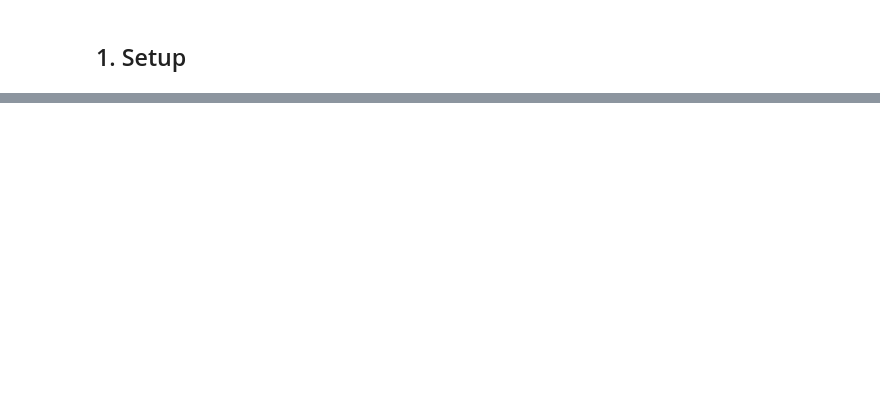
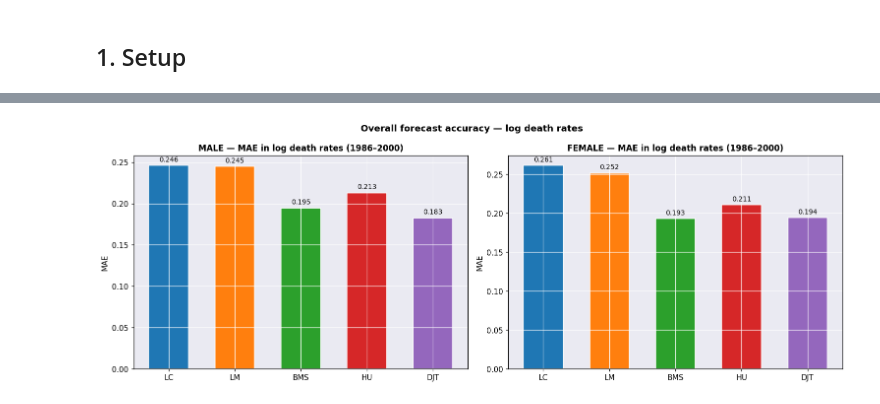
Before and after one commit to IKSHRESTHA/Summer-Project, a Jupyter notebook: review_paper_1.ipynb, the cells around one changed output, grey strips where cells are left out. Drawn from its saved outputs; the diff is of its cells as text; code cells hidden in the pictures; blank space fills up the shorter version.

```diff
--- a/review_paper_1.ipynb
+++ b/review_paper_1.ipynb
@@ -817,0 +193,5 @@ except PermissionError:
+# %%
+def rw_drift_forecast(kt, h):
+    """Random walk with drift: h-step ahead forecast of k_t."""
+    d = np.diff(kt).mean()
+    return kt[-1] + np.arange(1, h+1) * d
@@ -817,0 +634,20 @@ except PermissionError:
+# %%
+print("TABLE 5 — Mean Absolute Error in life expectancy (years)\n")
+
+paper_e0 = {
+    "male":   {"LC":0.89,"LM":1.05,"BMS":0.69,"HU":0.78,"DJT":0.98},
+    "female": {"LC":0.66,"LM":0.43,"BMS":0.38,"HU":0.54,"DJT":0.44},
+}
+
+for sex in SEXES:
+    sub = df_e0[df_e0["Sex"]==sex].groupby(["Country","Method"])["MAE_e0"].mean().unstack()
+    avg = df_e0[df_e0["Sex"]==sex].groupby("Method")["MAE_e0"].mean()
+    print(f"  {sex.upper()}")
+    print(f"  {'Country':20s}", "  ".join(f"{m:>6}" for m in METHODS))
+    for country in [c["name"] for c in COUNTRIES]:
+        if country in sub.index:
+            row = "  ".join(f"{sub.loc[country,m]:>6.2f}" if m in sub.columns else "     ." for m in METHODS)
+            print(f"  {country:20s} {row}")
+    print(f"  {'Average':20s}", "  ".join(f"{avg.get(m,np.nan):>6.2f}" for m in METHODS))
+    print(f"  {'Paper (1986-2000)':20s}", "  ".join(f"{paper_e0[sex][m]:>6.2f}" for m in METHODS))
+    print()
@@ -817,0 +709,21 @@ except PermissionError:
+# %%
+if not df_log.empty:
+    _cmap = plt.get_cmap("tab10")
+    mcolors = {m: _cmap(i) for i, m in enumerate(METHODS)}
+    linestyles = {"LC":"-","LM":"-.","BMS":"--","HU":":","DJT":(0,(3,1,1,1))}
+
+    fig, axes = plt.subplots(1, 2, figsize=(14, 5))
+    for si, sex in enumerate(SEXES):
+        ax = axes[si]
+        sub = df_log[df_log["Sex"]==sex].groupby("Method")["MAE"].mean()
+        bars = ax.bar(METHODS, [sub.get(m, 0) for m in METHODS],
+                      color=[mcolors[m] for m in METHODS], edgecolor="white", width=0.6)
+        ax.set_title(f"{sex.upper()} — MAE in log death rates ({EVAL_START}–{EVAL_END})")
+        ax.set_ylabel("MAE"); ax.set_ylim(0)
+        for bar, m in zip(bars, METHODS):
+            ax.text(bar.get_x()+bar.get_width()/2, bar.get_height()+0.003,
+                    f"{bar.get_height():.3f}", ha="center", va="bottom", fontsize=9)
+    plt.suptitle("Overall forecast accuracy — log death rates", fontsize=12, fontweight="bold")
+    plt.tight_layout(); plt.show()
+# %% [output]
+[figure, added]
```
Also changed, not shown: parts of 84 cells of this notebook, 32 other files.
